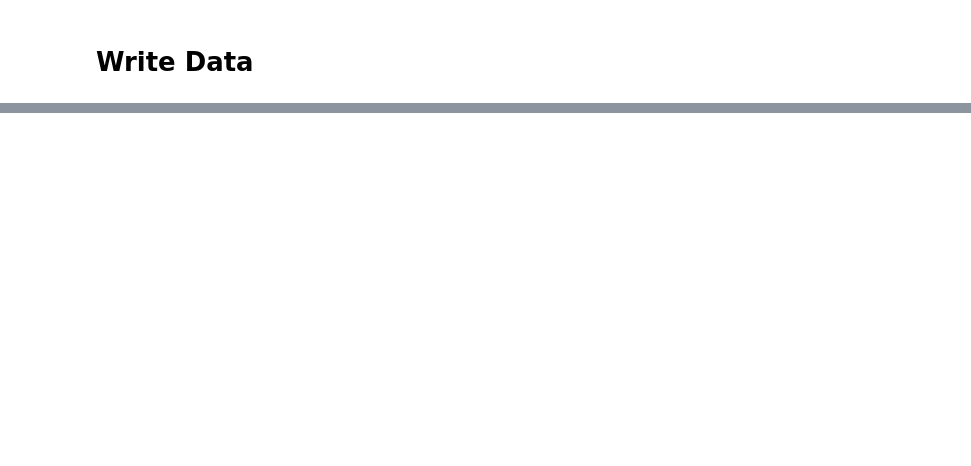
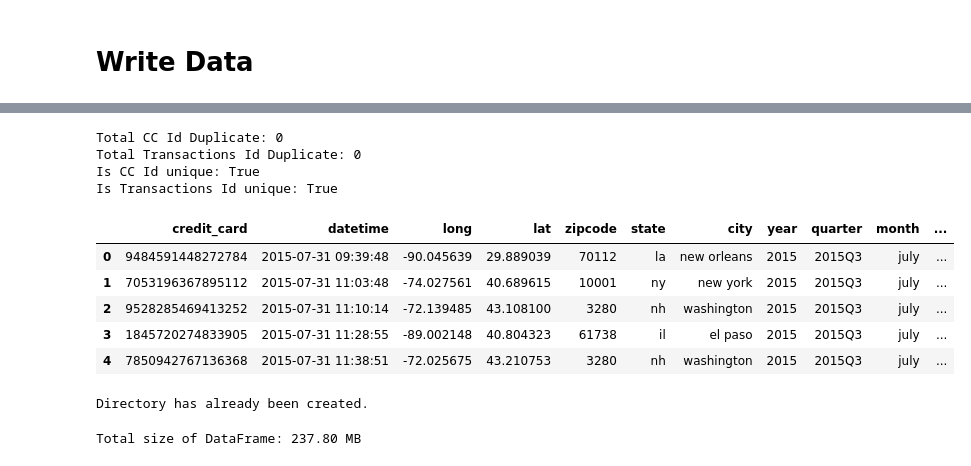
Before and after one commit to Pra5etya/Credit-Card-Fraud-Transactions, a Jupyter notebook: etl/data_exploration.ipynb, the cells around one changed output, grey strips where cells are left out. Drawn from its saved outputs; the diff is of its cells as text; code cells hidden in the pictures; blank space fills up the shorter version.

```diff
--- a/etl/data_exploration.ipynb
+++ b/etl/data_exploration.ipynb
@@ -1419,2 +1420,6 @@ plt.show()
 # %% [markdown]
 # Write Data
+# %%
+#
+pickle_data = cc_df.copy()
+pickle_data.info()
@@ -1420,0 +1455,8 @@ plt.show()
+# %%
+# Add key column
+pickle_data['cc_id'] = pickle_data.index.astype(str) + '-' + np.random.random(len(pickle_data)).astype(str)
+pickle_data['trx_id'] = pickle_data.index.astype(str) + '-' + np.random.random(len(pickle_data)).astype(str)
+
+# check specific duplicate
+print(f"Total Specific Duplicate: {pickle_data['credit_card'].duplicated().sum()}")
+print(f"Total Specific Duplicate: {pickle_data['trx_id'].duplicated().sum()}")
@@ -1420,0 +1466,13 @@ plt.show()
+# %%
+# Fungsi untuk melakukan hashing dengan penanganan NaN
+def hash_with_sha256(value):
+    if pd.isna(value):
+        return None
+
+    return hashlib.sha256(value.encode()).hexdigest()
+
+# Terapkan fungsi hashing ke kolom yang diinginkan
+pickle_data['cc_id'] = pickle_data['cc_id'].apply(hash_with_sha256)
+pickle_data['trx_id'] = pickle_data['trx_id'].apply(hash_with_sha256)
+
+pickle_data.head()
@@ -1421 +1486,48 @@ plt.show()
+# %%
+# Check Duplicate
+print(f'Total CC Id Duplicate: {pickle_data["cc_id"].duplicated().sum()}')
+print(f'Total Transactions Id Duplicate: {pickle_data["trx_id"].duplicated().sum()}\n')
+
+# Check unique table
+print(f'Is CC Id unique: {pickle_data["cc_id"].is_unique}')
+print(f'Is Transactions Id unique: {pickle_data["trx_id"].is_unique}')
+# %% [output]
+Total CC Id Duplicate: 0
+Total Transactions Id Duplicate: 0
+Is CC Id unique: True
+Is Transactions Id unique: True
+# %%
+pickle_data = pickle_data.sort_values(by = 'datetime', ascending = True).reset_index(drop = True)
+pickle_data.head()
+# %% [output]
+|  | credit_card | datetime | long | lat | zipcode | state | city | year | quarter | month | ... |
+| 0 | 9484591448272784 | 2015-07-31 09:39:48 | -90.045639 | 29.889039 | 70112 | la | new orleans | 2015 | 2015Q3 | july | ... |
+| 1 | 7053196367895112 | 2015-07-31 11:03:48 | -74.027561 | 40.689615 | 10001 | ny | new york | 2015 | 2015Q3 | july | ... |
+| 2 | 9528285469413252 | 2015-07-31 11:10:14 | -72.139485 | 43.108100 | 3280 | nh | washington | 2015 | 2015Q3 | july | ... |
+| 3 | 1845720274833905 | 2015-07-31 11:28:55 | -89.002148 | 40.804323 | 61738 | il | el paso | 2015 | 2015Q3 | july | ... |
+| 4 | 7850942767136368 | 2015-07-31 11:38:51 | -72.025675 | 43.210753 | 3280 | nh | washington | 2015 | 2015Q3 | july | ... |
+# %%
+# Tentukan folder tujuan
+dir_name = 'datamart'
+folder_path = f"../{dir_name}"
+
+# Cek apakah folder sudah ada, jika belum buat foldernya
+if not os.path.exists(folder_path):
+    os.makedirs(folder_path)
+
+    print(f"Directory '{dir_name}' created successfully.")
+
+else:
+    print(f'Directory has already been created.')
+# %% [output]
+Directory has already been created.
+# %%
+# calculate dataframe size
+total_size_bytes = sys.getsizeof(pickle_data)
+
+# Converse bytes to MB
+total_size_mb = total_size_bytes / 1048576
+print(f"Total size of DataFrame: {total_size_mb:.2f} MB")
+# %% [output]
+Total size of DataFrame: 237.80 MB
 # %%
```
Also changed, not shown: parts of 23 cells of this notebook, 3 other files.
